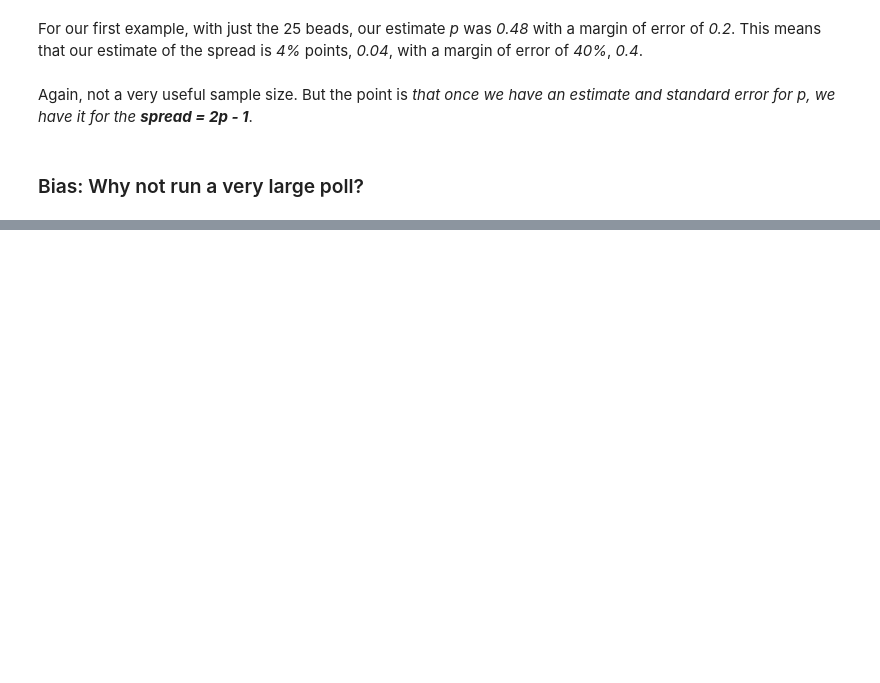
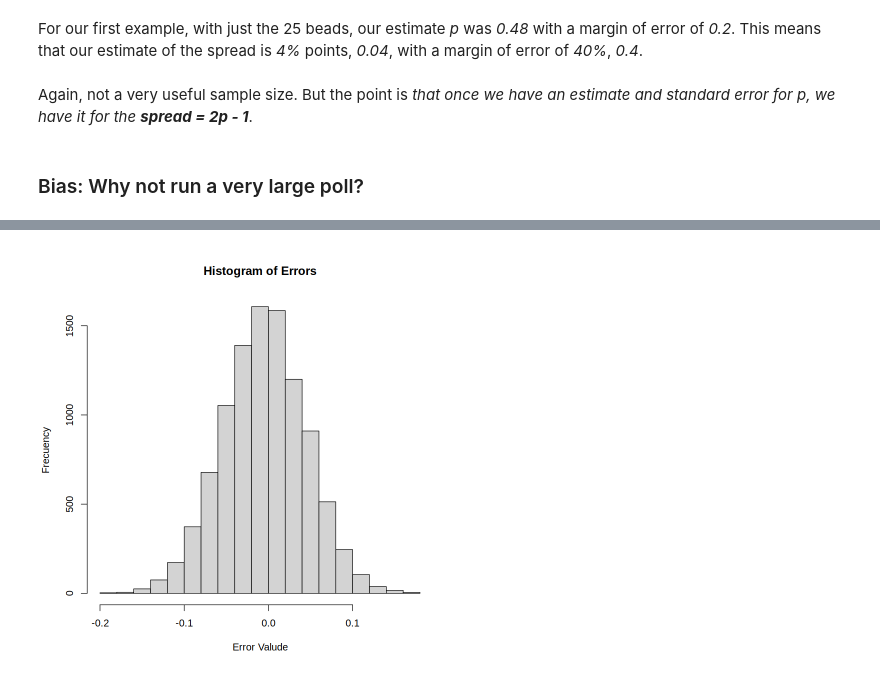
Before and after one commit to benitojpc/data-science-infering-modeling, a Jupyter notebook: Inference-Modeling.ipynb, the cells around one changed output, grey strips where cells are left out. Saved outputs shown, nothing was run; the diff lists cells and outputs as text; code cells hidden in the pictures; blank space fills up the shorter version.

```diff
--- a/Inference-Modeling.ipynb
+++ b/Inference-Modeling.ipynb
@@ -563,0 +619,13 @@ Again, not a very useful sample size. But the point is *that once we have an est
+# %%
+take_sample <- function( p, nsize ) {
+    x <- sample( c(0,1), size=nsize, replace=TRUE, prob=c(1-p, p)) # return sample average of Democrats
+    average <- mean( x )                                           # calculate the sample average
+    return(average)
+}
+
+set.seed( 1 )           # to make sure your answer matches the expected result after random sampling
+p <- 0.45
+N <- 100
+
+result <- take_sample( p, N )
+result
@@ -563,0 +658,12 @@ Again, not a very useful sample size. But the point is *that once we have an est
+# %%
+p <- 0.45                       # Democrats probability
+N <- 100                        # n-samples
+B <- 10000                      # times to replicate
+
+set.seed( 1 )
+errors <- replicate( B, {
+    p - take_sample( p, N )
+})
+md <- mean( errors )
+y <- (md / 100000)
+print(y)
@@ -563,0 +700,4 @@ Again, not a very useful sample size. But the point is *that once we have an est
+# %%
+hist( errors, main="Histogram of Errors", xlab="Error Valude", ylab="Frecuency" )
+# %% [output]
+[figure, added]
```
Also changed, not shown: parts of 32 cells of this notebook.
